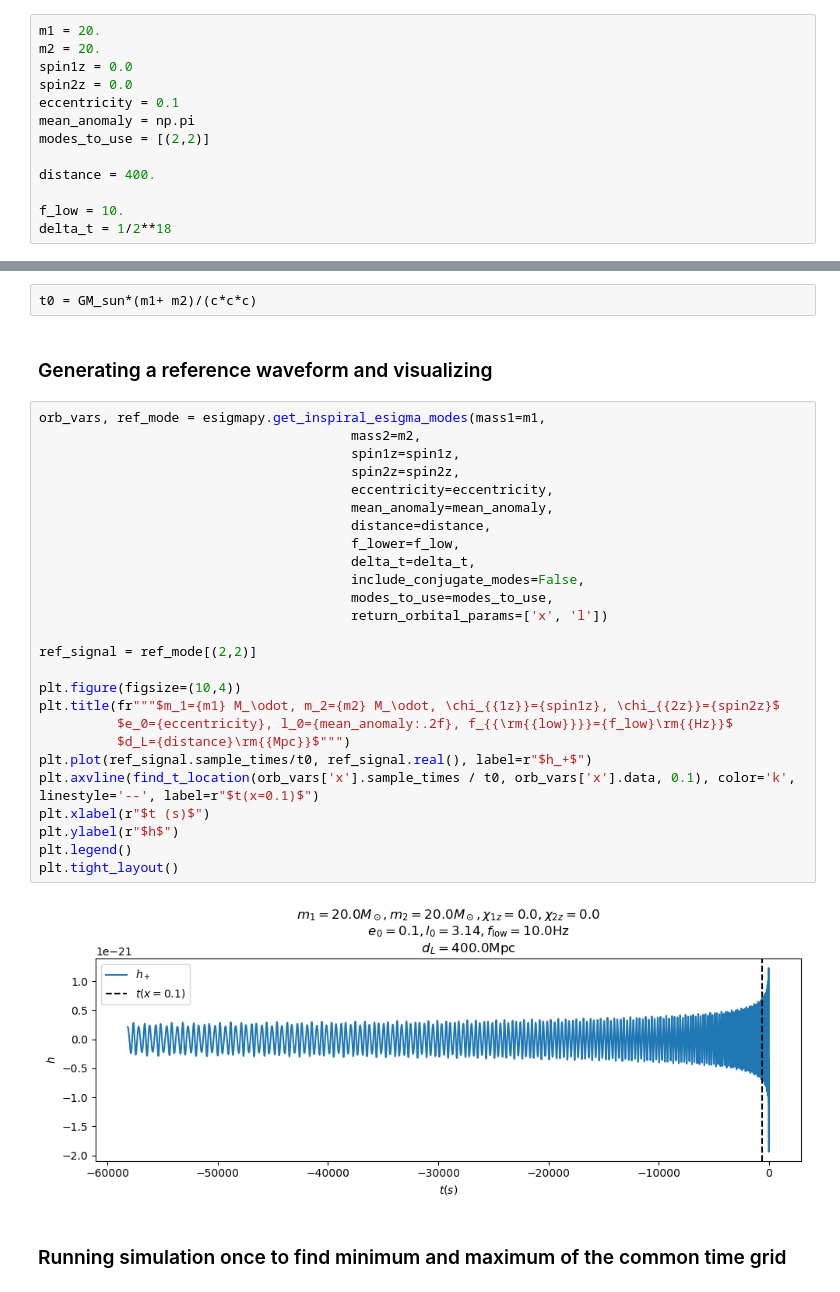
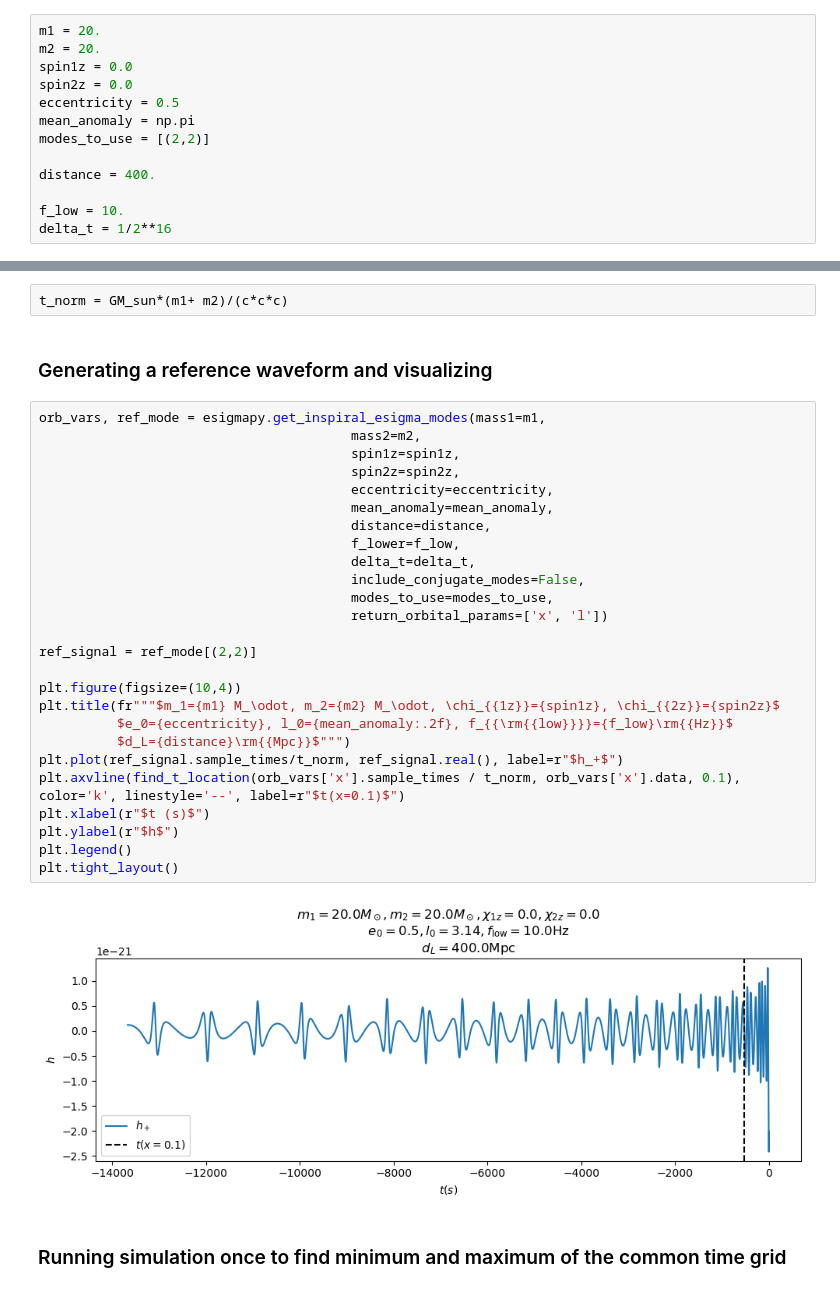
Before and after one commit to AfrozSaqlain/GWSurrogate, a Jupyter notebook: notebooks/eccentric_harmonics_e_0.5.ipynb, the cells around one changed output, grey strips where cells are left out. Saved outputs shown, nothing was run; the diff lists cells and outputs as text.

```diff
--- a/notebooks/eccentric_harmonics_e_0.5.ipynb
+++ b/notebooks/eccentric_harmonics_e_0.5.ipynb
@@ -21,48 +21,48 @@ m1 = 20.
 m2 = 20.
 spin1z = 0.0
 spin2z = 0.0
-eccentricity = 0.1
+eccentricity = 0.5
 mean_anomaly = np.pi
 modes_to_use = [(2,2)]
 
 distance = 400.
 
 f_low = 10.
-delta_t = 1/2**18
+delta_t = 1/2**16
 # %% [markdown]
 ### Defining geomterized time scale
 # %%
-t0 = GM_sun*(m1+ m2)/(c*c*c)
+t_norm = GM_sun*(m1+ m2)/(c*c*c)
 # %% [markdown]
 ### Generating a reference waveform and visualizing
 # %%
 orb_vars, ref_mode = esigmapy.get_inspiral_esigma_modes(mass1=m1,
                                         mass2=m2,
                                         spin1z=spin1z,
                                         spin2z=spin2z,
                                         eccentricity=eccentricity,
                                         mean_anomaly=mean_anomaly,
                                         distance=distance,
                                         f_lower=f_low,
                                         delta_t=delta_t,
                                         include_conjugate_modes=False,
                                         modes_to_use=modes_to_use,
                                         return_orbital_params=['x', 'l'])
 
 ref_signal = ref_mode[(2,2)]
 
 plt.figure(figsize=(10,4))
 plt.title(fr"""$m_1={m1} M_\odot, m_2={m2} M_\odot, \chi_{{1z}}={spin1z}, \chi_{{2z}}={spin2z}$
           $e_0={eccentricity}, l_0={mean_anomaly:.2f}, f_{{\rm{{low}}}}={f_low}\rm{{Hz}}$
           $d_L={distance}\rm{{Mpc}}$""")
-plt.plot(ref_signal.sample_times/t0, ref_signal.real(), label=r"$h_+$")
-plt.axvline(find_t_location(orb_vars['x'].sample_times / t0, orb_vars['x'].data, 0.1), color='k', linestyle='--', label=r"$t(x=0.1)$")
+plt.plot(ref_signal.sample_times/t_norm, ref_signal.real(), label=r"$h_+$")
+plt.axvline(find_t_location(orb_vars['x'].sample_times / t_norm, orb_vars['x'].data, 0.1), color='k', linestyle='--', label=r"$t(x=0.1)$")
 plt.xlabel(r"$t (s)$")
 plt.ylabel(r"$h$")
 plt.legend()
 plt.tight_layout()
 # %% [output]
-[figure, old version]
+[figure, new version]
 # %% [markdown]
 ### Running simulation once to find minimum and maximum of the common time grid
 # %%
```
Also changed, not shown: parts of 25 cells of this notebook.
